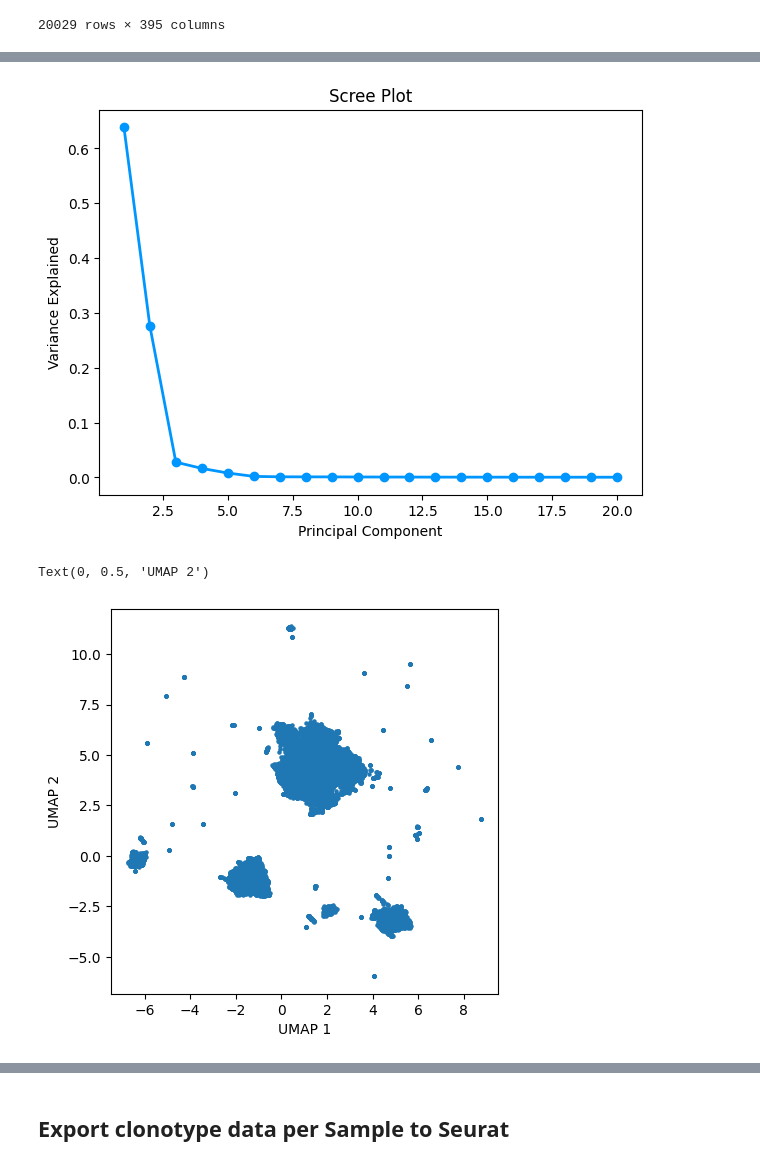
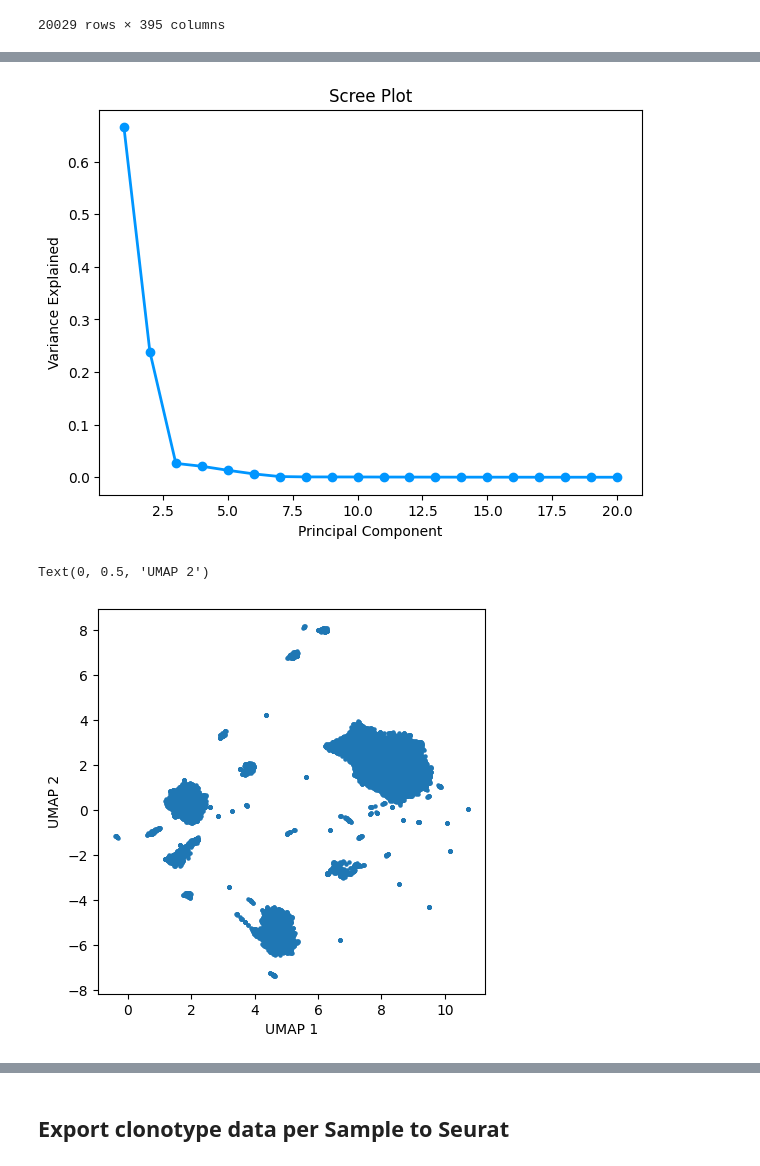
Before and after one commit to Perik-Zavodskii/TCRscape, a Jupyter notebook: TCRsacape.ipynb, the cells around one changed output, grey strips where cells are left out. Drawn from its saved outputs; the diff is of its cells as text; code cells hidden in the pictures.

```diff
--- a/TCRsacape.ipynb
+++ b/TCRsacape.ipynb
@@ -210,8 +210,8 @@ min_clones = 1
 
 # Featurs to use for clustering
 features_to_cluster = ['CD4', 'CD8A', 'NKG7', # T-cell type
-                       'FOXP3', # Treg
-                       # 'SELL','IL7R','CCR7', 'IL2RA', # T-cell type markers
+                       'FOXP3', 'IL2RA', # Treg
+                       # 'SELL','IL7R','CCR7', # T-cell type markers
                        'Sample_Group 1','Sample_Group 2','Sample_Group 3'
                       ]
 # %%
@@ -252,25 +252,25 @@ plt.ylabel('Variance Explained')
 plt.savefig('Scree Plot.png', dpi=600, bbox_inches='tight')
 plt.show()
 # %% [output]
-[figure, old version]
+[figure, new version]
 # %%
-n_components = 5 # From the Scree Plot
+n_components = 6 # From the Scree Plot
 
 # UMAP
 clusterable_embedding = umap.UMAP(
                                   n_neighbors=5,
                                   min_dist=0.1,
                                   n_components=n_components,
                                   random_state=14,
                                  ).fit_transform(X)
 plt.figure(figsize=(5,5))
 plt.scatter(clusterable_embedding[:, 0], clusterable_embedding[:, 1],
              s=5, cmap='Spectral')
 plt.xlabel('UMAP 1')
 plt.ylabel('UMAP 2')
 # %% [output]
 Text(0, 0.5, 'UMAP 2')
-[figure, old version]
+[figure, new version]
 # %%
 #UMAP Feature plot
 
```
Also changed, not shown: parts of 12 cells of this notebook.
